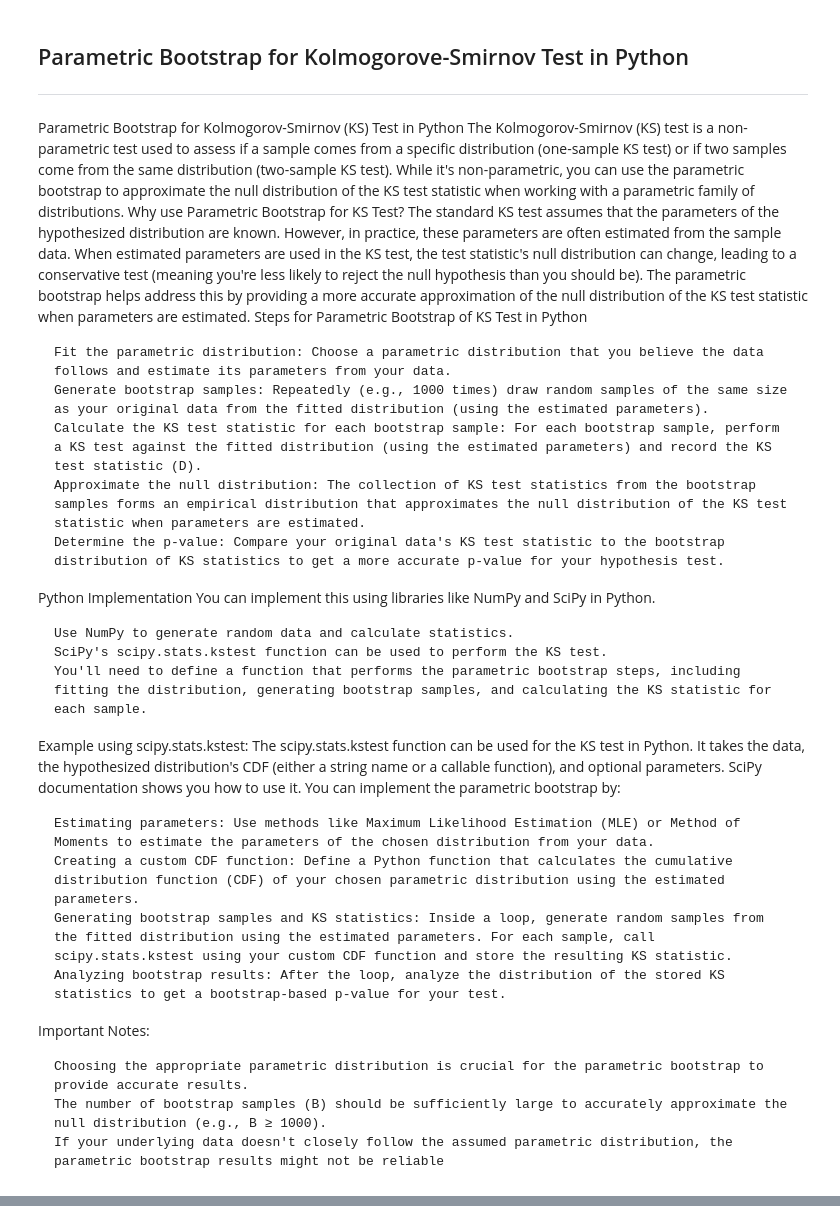
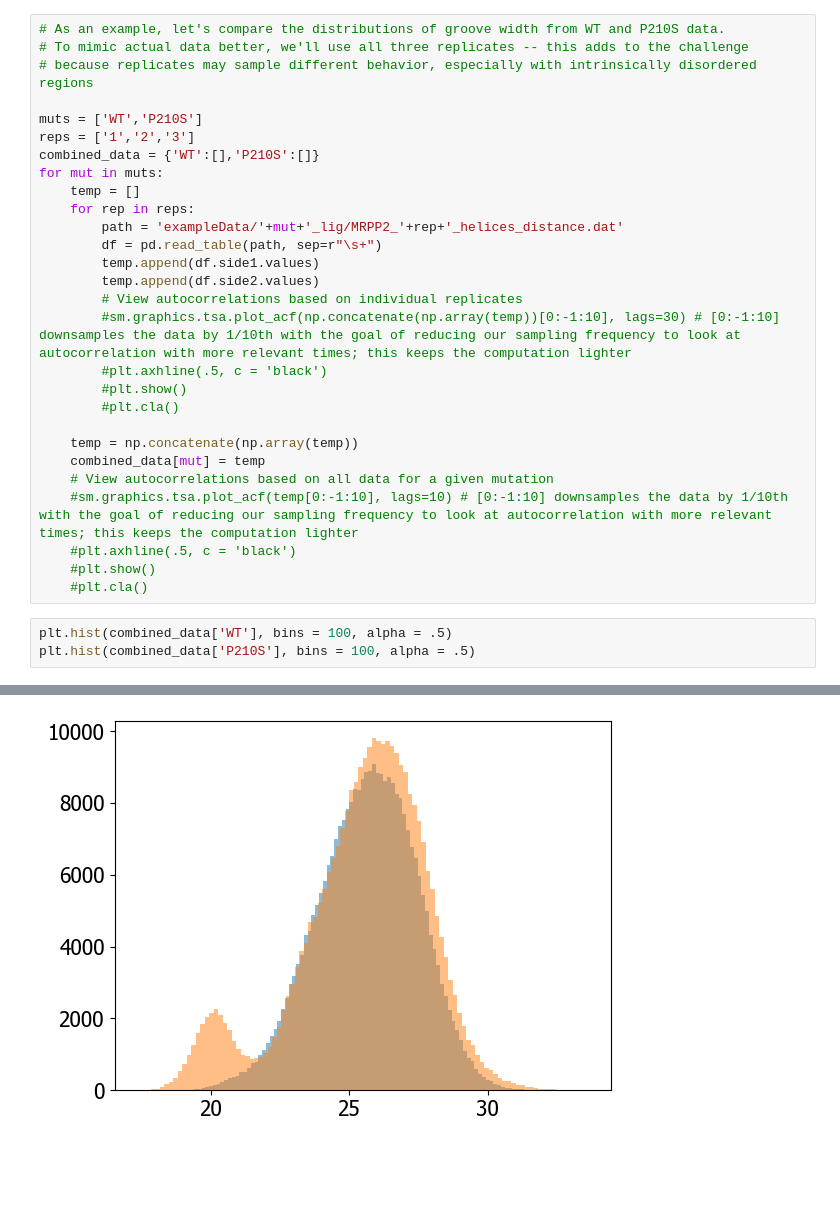
Before and after one commit to SageMay/datascience_scripts, a Jupyter notebook: statistics/comparingDistributions.ipynb, the cells around one changed output, grey strips where cells are left out. Saved outputs shown, nothing was run; the diff lists cells and outputs as text; blank space fills up the shorter version.

```diff
--- a/statistics/comparingDistributions.ipynb
+++ b/statistics/comparingDistributions.ipynb
@@ -44,40 +63,35 @@ It may also be possible to do a parameter sweep over sample size. But there's th
 There seems to be no reason to not use either A-D or Cramer-von Mises in place of K-S. The reason that C-M may be preferable is it normalizes across the whole distribution rather than relying on the maximum alone. Any of these can be reweighted in order to emphasize the underlying upper/lower distributions.
 
 It may be worthwhile to bootstrap on Z and look at distribution of P values. It should be linear, flat. And then to bootstrap for X and Y -- it should be non-linear.
-# %% [markdown]
-## Parametric Bootstrap for Kolmogorove-Smirnov Test in Python
----
-Parametric Bootstrap for Kolmogorov-Smirnov (KS) Test in Python
-The Kolmogorov-Smirnov (KS) test is a non-parametric test used to assess if a sample comes from a specific distribution (one-sample KS test) or if two samples come from the same distribution (two-sample KS test). While it's non-parametric, you can use the parametric bootstrap to approximate the null distribution of the KS test statistic when working with a parametric family of distributions.
-Why use Parametric Bootstrap for KS Test?
-The standard KS test assumes that the parameters of the hypothesized distribution are known. However, in practice, these parameters are often estimated from the sample data. When estimated parameters are used in the KS test, the test statistic's null distribution can change, leading to a conservative test (meaning you're less likely to reject the null hypothesis than you should be).
-The parametric bootstrap helps address this by providing a more accurate approximation of the null distribution of the KS test statistic when parameters are estimated.
-Steps for Parametric Bootstrap of KS Test in Python
-
-    Fit the parametric distribution: Choose a parametric distribution that you believe the data follows and estimate its parameters from your data.
-    Generate bootstrap samples: Repeatedly (e.g., 1000 times) draw random samples of the same size as your original data from the fitted distribution (using the estimated parameters).
-    Calculate the KS test statistic for each bootstrap sample: For each bootstrap sample, perform a KS test against the fitted distribution (using the estimated parameters) and record the KS test statistic (D).
-    Approximate the null distribution: The collection of KS test statistics from the bootstrap samples forms an empirical distribution that approximates the null distribution of the KS test statistic when parameters are estimated.
-    Determine the p-value: Compare your original data's KS test statistic to the bootstrap distribution of KS statistics to get a more accurate p-value for your hypothesis test.
-
-Python Implementation
-You can implement this using libraries like NumPy and SciPy in Python.
-
-    Use NumPy to generate random data and calculate statistics.
-    SciPy's scipy.stats.kstest function can be used to perform the KS test.
-    You'll need to define a function that performs the parametric bootstrap steps, including fitting the distribution, generating bootstrap samples, and calculating the KS statistic for each sample.
-
-Example using scipy.stats.kstest:
-The scipy.stats.kstest function can be used for the KS test in Python. It takes the data, the hypothesized distribution's CDF (either a string name or a callable function), and optional parameters. SciPy documentation shows you how to use it.
-You can implement the parametric bootstrap by:
-
-    Estimating parameters: Use methods like Maximum Likelihood Estimation (MLE) or Method of Moments to estimate the parameters of the chosen distribution from your data.
-    Creating a custom CDF function: Define a Python function that calculates the cumulative distribution function (CDF) of your chosen parametric distribution using the estimated parameters.
-    Generating bootstrap samples and KS statistics: Inside a loop, generate random samples from the fitted distribution using the estimated parameters. For each sample, call scipy.stats.kstest using your custom CDF function and store the resulting KS statistic.
-    Analyzing bootstrap results: After the loop, analyze the distribution of the stored KS statistics to get a bootstrap-based p-value for your test.
-
-Important Notes:
-
-    Choosing the appropriate parametric distribution is crucial for the parametric bootstrap to provide accurate results.
-    The number of bootstrap samples (B) should be sufficiently large to accurately approximate the null distribution (e.g., B ≥ 1000).
-    If your underlying data doesn't closely follow the assumed parametric distribution, the parametric bootstrap results might not be reliable
+# %%
+# As an example, let's compare the distributions of groove width from WT and P210S data.
+# To mimic actual data better, we'll use all three replicates -- this adds to the challenge
+# because replicates may sample different behavior, especially with intrinsically disordered regions
+
+muts = ['WT','P210S']
+reps = ['1','2','3']
+combined_data = {'WT':[],'P210S':[]}
+for mut in muts:
+    temp = []
+    for rep in reps:
+        path = 'exampleData/'+mut+'_lig/MRPP2_'+rep+'_helices_distance.dat'
+        df = pd.read_table(path, sep=r"\s+")
+        temp.append(df.side1.values)
+        temp.append(df.side2.values)
+        # View autocorrelations based on individual replicates
+        #sm.graphics.tsa.plot_acf(np.concatenate(np.array(temp))[0:-1:10], lags=30) # [0:-1:10] downsamples the data by 1/10th with the goal of reducing our sampling frequency to look at autocorrelation with more relevant times; this keeps the computation lighter
+        #plt.axhline(.5, c = 'black')
+        #plt.show()
+        #plt.cla()
+
+    temp = np.concatenate(np.array(temp))
+    combined_data[mut] = temp
+    # View autocorrelations based on all data for a given mutation
+    #sm.graphics.tsa.plot_acf(temp[0:-1:10], lags=10) # [0:-1:10] downsamples the data by 1/10th with the goal of reducing our sampling frequency to look at autocorrelation with more relevant times; this keeps the computation lighter
+    #plt.axhline(.5, c = 'black')
+    #plt.show()
+    #plt.cla()
+# %%
+plt.hist(combined_data['WT'], bins = 100, alpha = .5)
+plt.hist(combined_data['P210S'], bins = 100, alpha = .5)
+# %% [output]
@@ -83,0 +115 @@ Important Notes:
+[figure, added]
```
Also changed, not shown: parts of 10 cells of this notebook, 7 other files.
